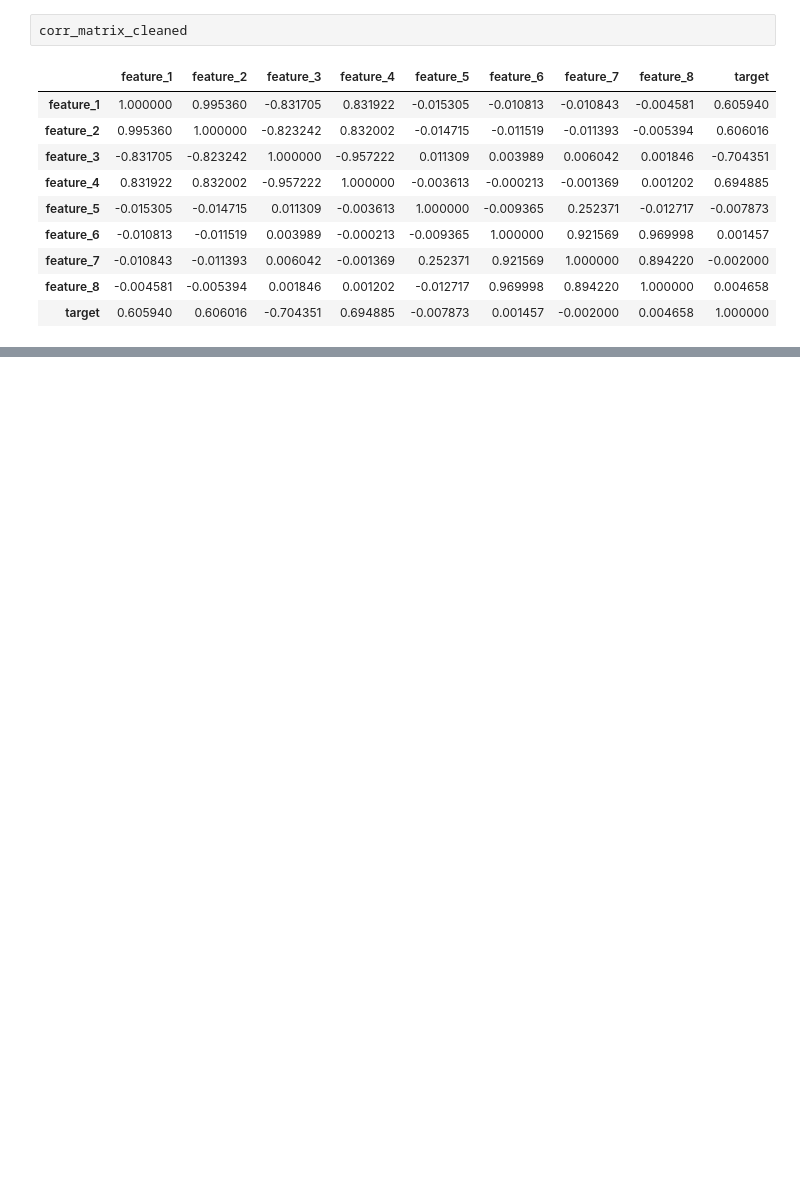
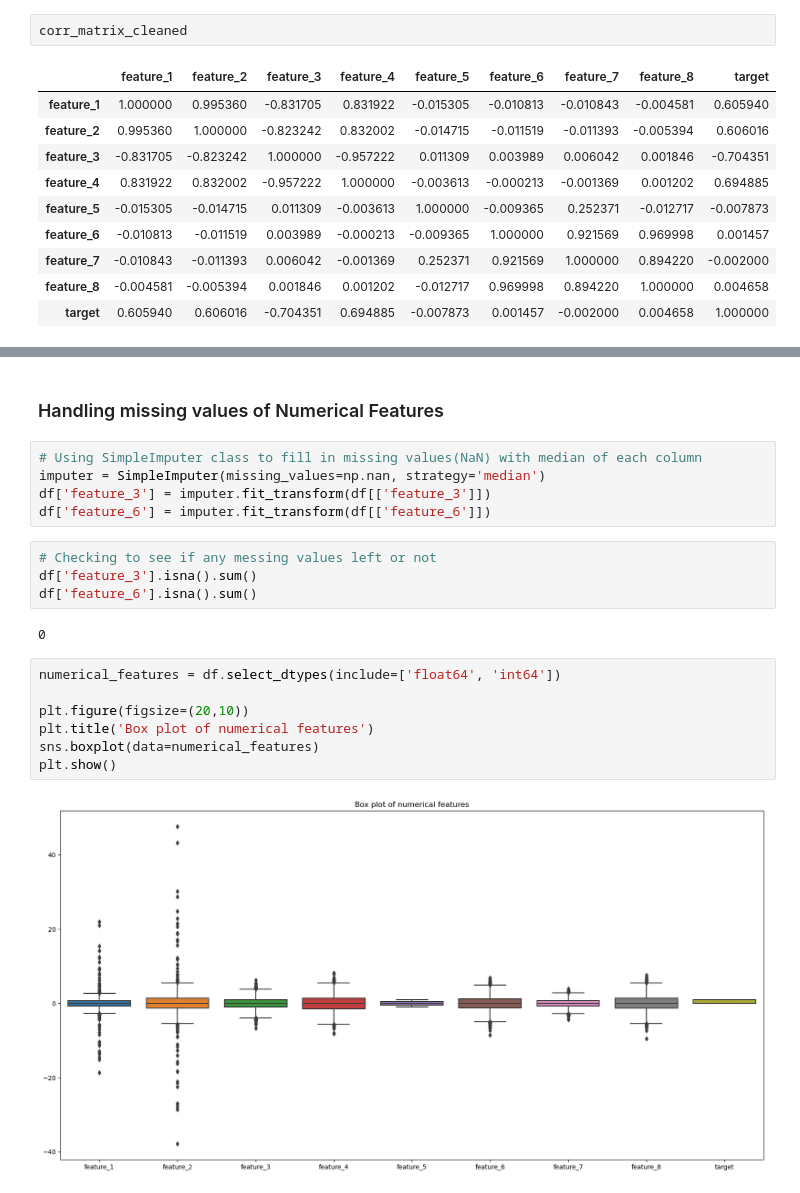
Before and after one commit to Montasir00/Ml_final_project, a Jupyter notebook: Final_Project.ipynb, the cells around one changed output, grey strips where cells are left out. Saved outputs shown, nothing was run; the diff lists cells and outputs as text; blank space fills up the shorter version.

```diff
--- a/Final_Project.ipynb
+++ b/Final_Project.ipynb
@@ -132,0 +222,22 @@ plt.show()
+# %% [markdown]
+### Handling missing values of Numerical Features
+# %%
+# Using SimpleImputer class to fill in missing values(NaN) with median of each column
+imputer = SimpleImputer(missing_values=np.nan, strategy='median')
+df['feature_3'] = imputer.fit_transform(df[['feature_3']])
+df['feature_6'] = imputer.fit_transform(df[['feature_6']])
+# %%
+# Checking to see if any messing values left or not
+df['feature_3'].isna().sum()
+df['feature_6'].isna().sum()
+# %% [output]
+0
+# %%
+numerical_features = df.select_dtypes(include=['float64', 'int64'])
+
+plt.figure(figsize=(20,10))
+plt.title('Box plot of numerical features')
+sns.boxplot(data=numerical_features)
+plt.show()
+# %% [output]
+[figure, added]
```
Also changed, not shown: parts of 26 cells of this notebook, 1 other file.
